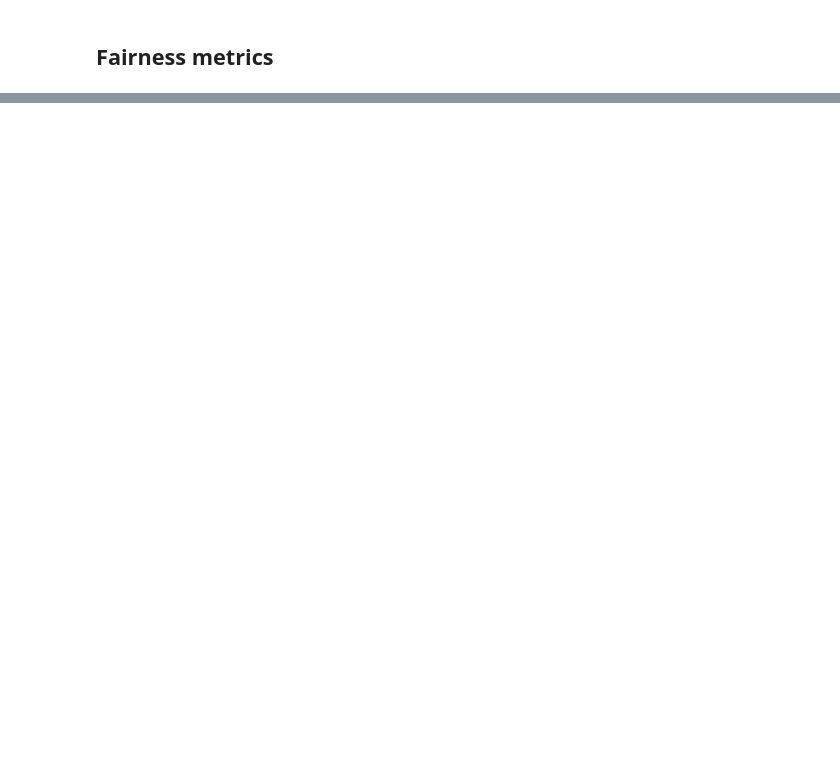
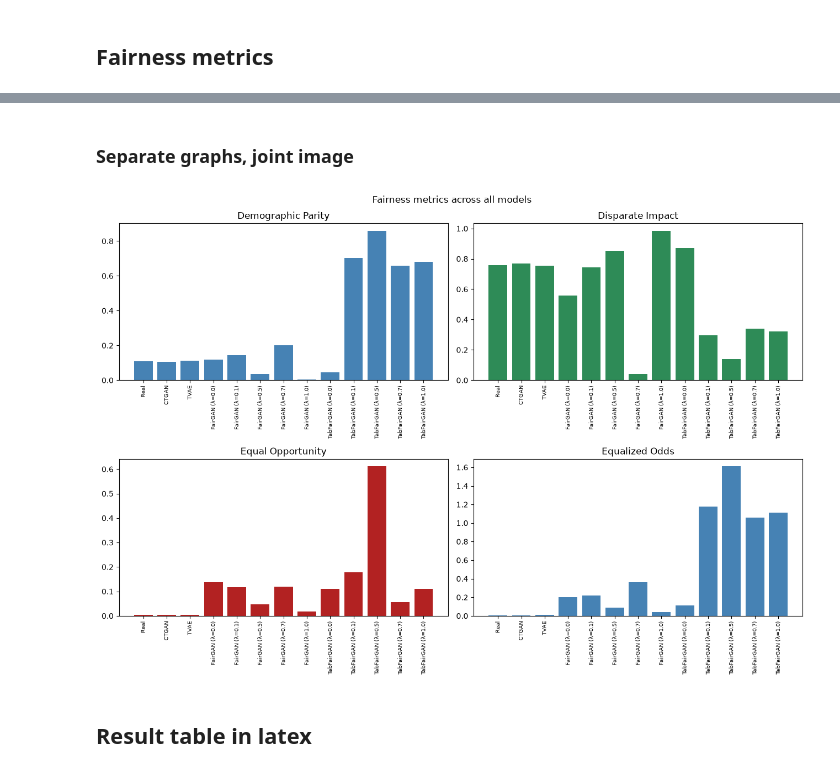
Before and after one commit to saramaggie/fair-synthetic-data-gen, a Jupyter notebook: Notebook_Classify_Eval.ipynb, the cells around one changed output, grey strips where cells are left out. Cells and saved outputs as stored; diff of their text form; code cells hidden in the pictures; blank space fills up the shorter version.

```diff
--- a/Notebook_Classify_Eval.ipynb
+++ b/Notebook_Classify_Eval.ipynb
@@ -494,36 +652,42 @@ plt.show()
+# %% [markdown]
+### Separate graphs, joint image
 # %%
-fairness_cols = [
-    "demographic_parity",
-    "disparate_impact",
-    "equal_opportunity",
-    "equalized_odds",
-]
+# fairness_cols = [
+#     "demographic_parity",
+#     "disparate_impact",
+#     "equal_opportunity",
+#     "equalized_odds",
+# ]
 
-fairness_data = final_df[fairness_cols].dropna()
+# fairness_data = final_df[fairness_cols].dropna()
 
-fig, axes = plt.subplots(2, 2, figsize=(13, 9))
+# fig, axes = plt.subplots(2, 2, figsize=(13, 9))
 
-axes[0, 0].bar(
-    fairness_data.index, fairness_data["demographic_parity"], color="steelblue"
-)
-axes[0, 0].set_title("Demographic Parity")
+# axes[0, 0].bar(
+#     fairness_data.index, fairness_data["demographic_parity"], color="steelblue"
+# )
+# axes[0, 0].set_title("Demographic Parity")
 
-axes[0, 1].bar(fairness_data.index, fairness_data["disparate_impact"], color="seagreen")
-axes[0, 1].set_title("Disparate Impact")
+# axes[0, 1].bar(fairness_data.index, fairness_data["disparate_impact"], color="seagreen")
+# axes[0, 1].set_title("Disparate Impact")
 
-axes[1, 0].bar(
-    fairness_data.index, fairness_data["equal_opportunity"], color="firebrick"
-)
-axes[1, 0].set_title("Equal Opportunity")
+# axes[1, 0].bar(
+#     fairness_data.index, fairness_data["equal_opportunity"], color="firebrick"
+# )
+# axes[1, 0].set_title("Equal Opportunity")
 
-axes[1, 1].bar(fairness_data.index, fairness_data["equalized_odds"], color="steelblue")
-axes[1, 1].set_title("Equalized Odds")
+# axes[1, 1].bar(fairness_data.index, fairness_data["equalized_odds"], color="steelblue")
+# axes[1, 1].set_title("Equalized Odds")
 
-for ax in axes.flat:
-    ax.tick_params(axis="x", rotation=90, labelsize=7)
+# for ax in axes.flat:
+#     ax.tick_params(axis="x", rotation=90, labelsize=7)
 
-plt.suptitle("Fairness metrics across all models")
-plt.tight_layout()
-plt.savefig("figures/fairness_metrics.png")
-plt.show()
+# plt.suptitle("Fairness metrics across all models")
+# plt.tight_layout()
+# plt.savefig(f"{figure_folder}/fairness_metrics.{img_format}", dpi=300)
+# plt.show()
+# %% [output]
+[figure, added]
+# %% [markdown]
+## Result table in latex
 # %%
```
Also changed, not shown: parts of 24 cells of this notebook, 1 other file.
